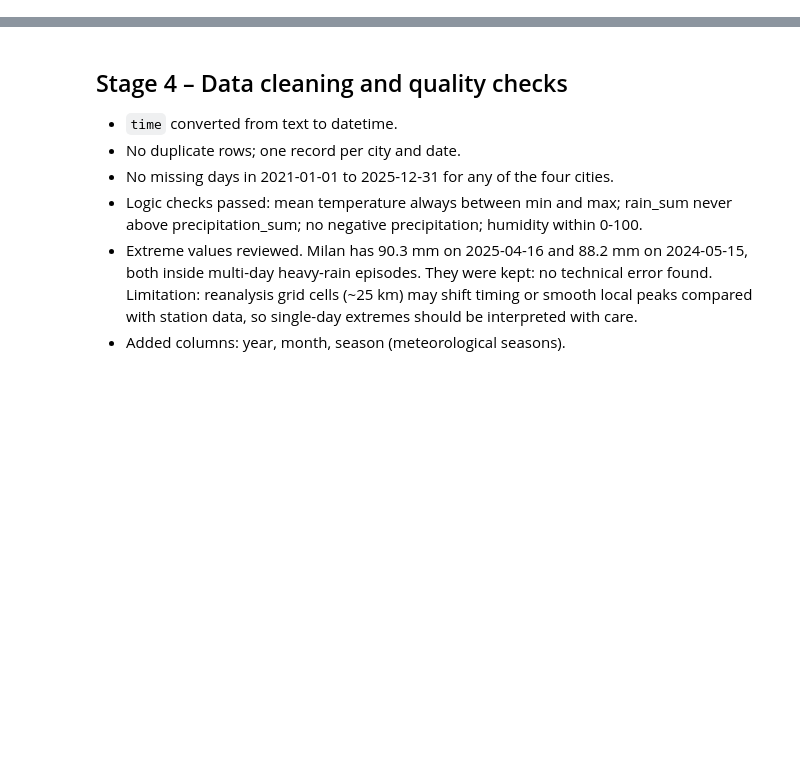
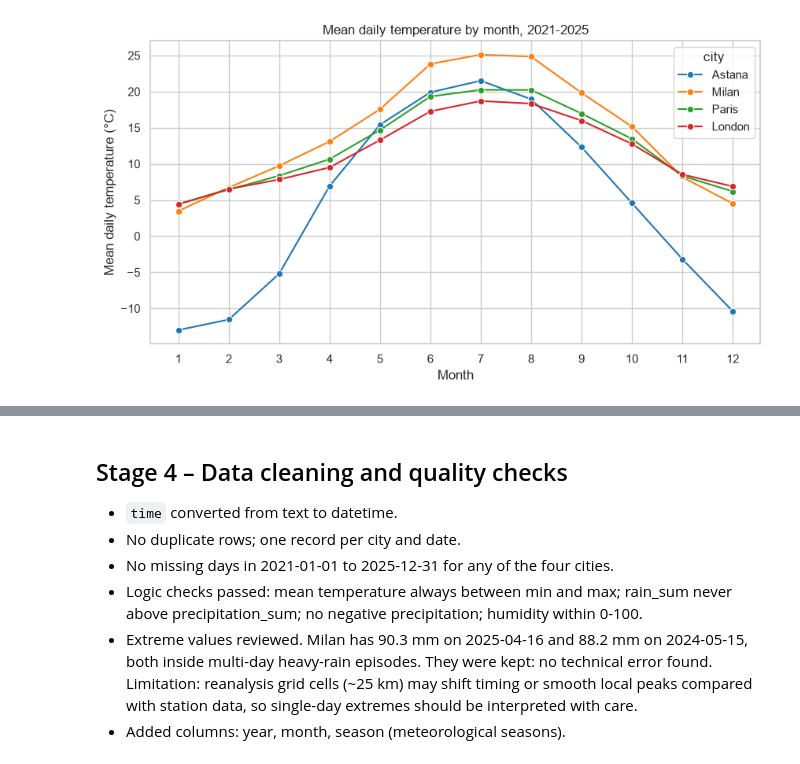
Before and after one commit to marlesulydan/Weather-data-analysis-, a Jupyter notebook: notebooks/weather_analysis.ipynb, the cells around one changed output, grey strips where cells are left out. Cells and saved outputs as stored; diff of their text form; code cells hidden in the pictures; blank space fills up the shorter version.

```diff
--- a/notebooks/weather_analysis.ipynb
+++ b/notebooks/weather_analysis.ipynb
@@ -0,0 +40,18 @@
+# %%
+plt.figure(figsize=(10, 5))
+sns.lineplot(
+    data=monthly_temp,
+    x="month",
+    y="temperature_2m_mean",
+    hue="city",
+    hue_order=CITY_ORDER,
+    palette=CITY_COLORS,
+    marker="o",
+)
+plt.xticks(range(1, 13))
+plt.title("Mean daily temperature by month, 2021-2025")
+plt.xlabel("Month")
+plt.ylabel("Mean daily temperature (°C)")
+plt.show()
+# %% [output]
+[figure, added]
```
Also changed, not shown: parts of 5 cells of this notebook.
